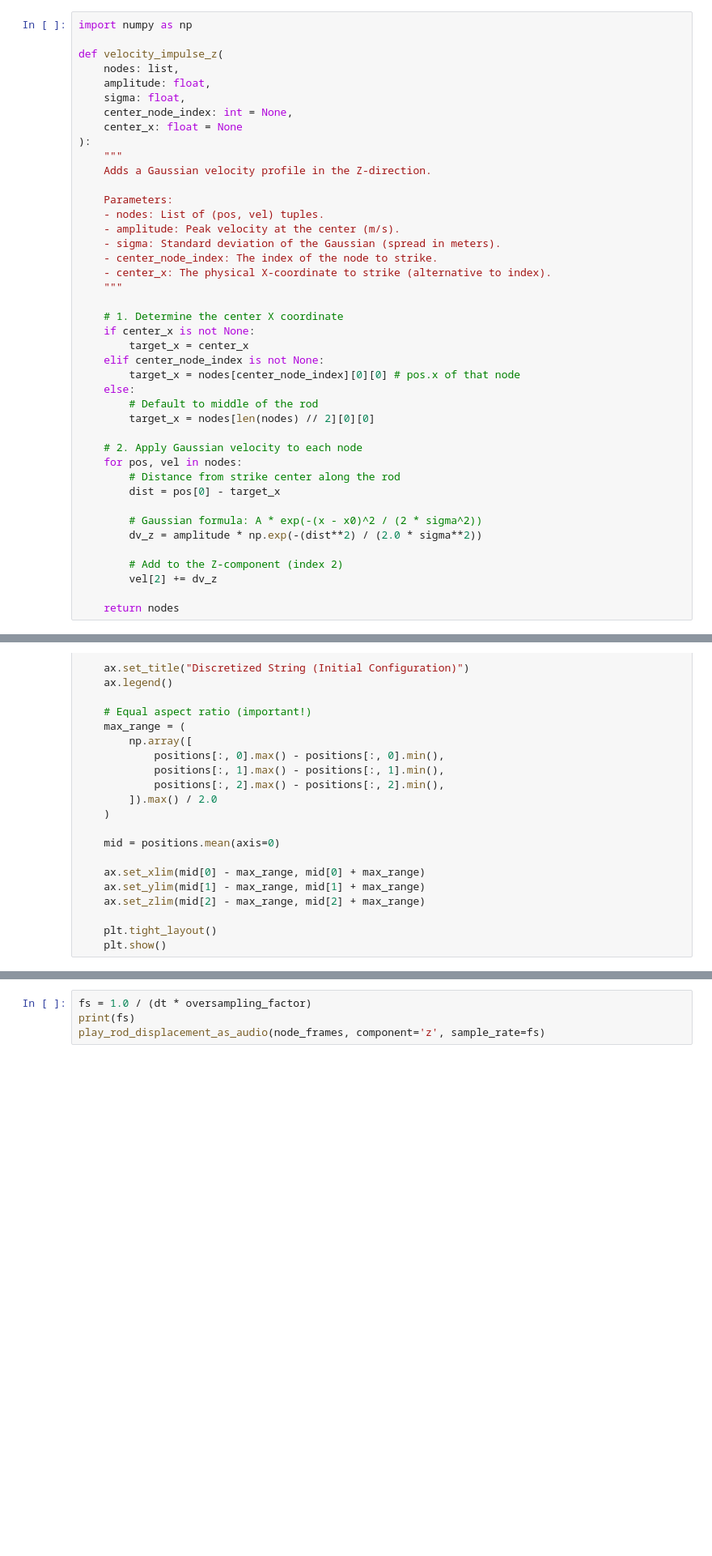
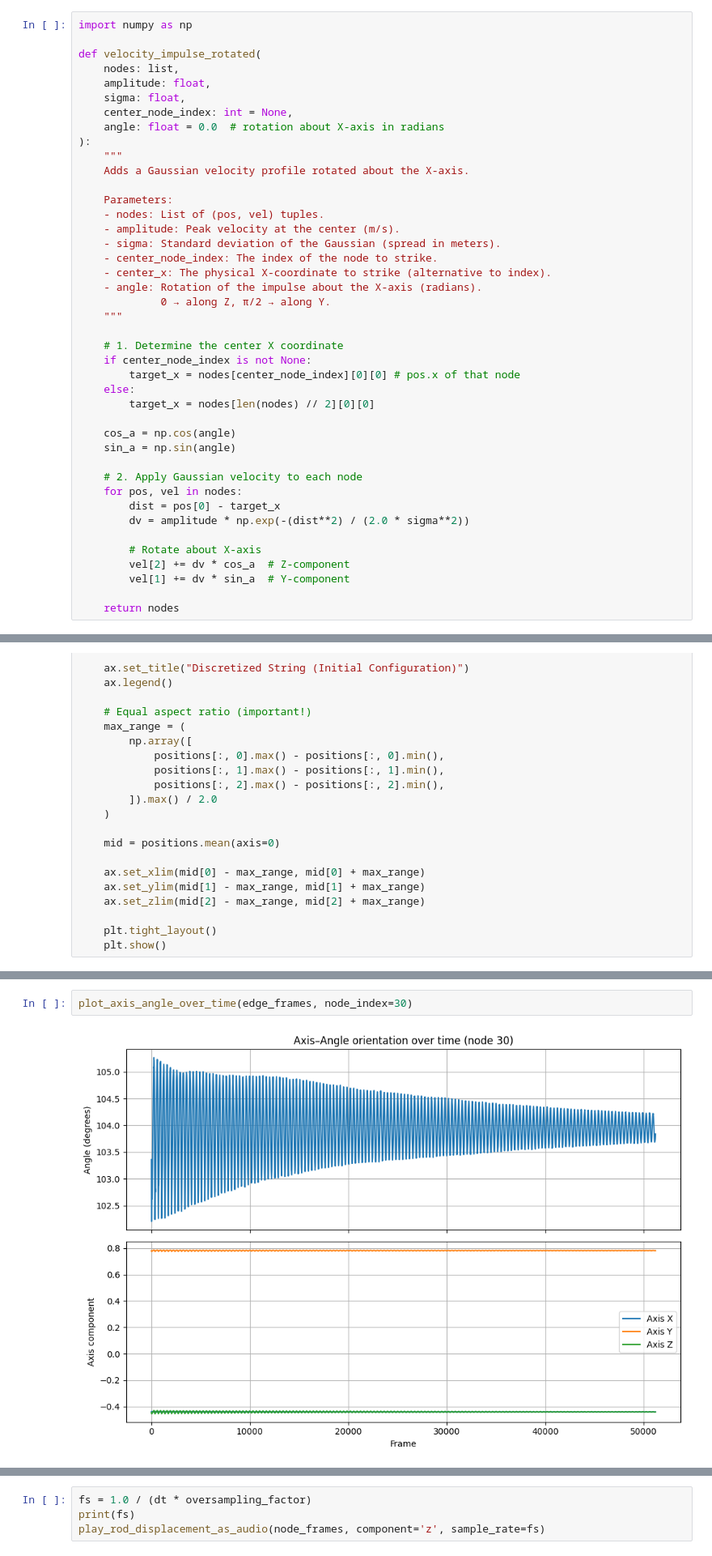
Before and after one commit to sebastian-stubenvoll/wgpu-string-fdm, a Jupyter notebook: Cosserat.ipynb, the cells around one changed output, grey strips where cells are left out. Shown at 81% size. Drawn from its saved outputs; the diff is of its cells as text; blank space fills up the shorter version.

```diff
--- a/Cosserat.ipynb
+++ b/Cosserat.ipynb
@@ -123,15 +136,15 @@ def generate_straight_rod(
 # %%
 import numpy as np
 
-def velocity_impulse_z(
+def velocity_impulse_rotated(
     nodes: list,
     amplitude: float,
     sigma: float,
     center_node_index: int = None,
-    center_x: float = None
+    angle: float = 0.0  # rotation about X-axis in radians
 ):
     """
-    Adds a Gaussian velocity profile in the Z-direction.
+    Adds a Gaussian velocity profile rotated about the X-axis.
 
     Parameters:
     - nodes: List of (pos, vel) tuples.
@@ -139,27 +152,27 @@ def velocity_impulse_z(
     - sigma: Standard deviation of the Gaussian (spread in meters).
     - center_node_index: The index of the node to strike.
     - center_x: The physical X-coordinate to strike (alternative to index).
+    - angle: Rotation of the impulse about the X-axis (radians).
+             0 → along Z, π/2 → along Y.
     """
 
     # 1. Determine the center X coordinate
-    if center_x is not None:
-        target_x = center_x
-    elif center_node_index is not None:
+    if center_node_index is not None:
         target_x = nodes[center_node_index][0][0] # pos.x of that node
     else:
-        # Default to middle of the rod
         target_x = nodes[len(nodes) // 2][0][0]
+
+    cos_a = np.cos(angle)
+    sin_a = np.sin(angle)
 
     # 2. Apply Gaussian velocity to each node
     for pos, vel in nodes:
-        # Distance from strike center along the rod
         dist = pos[0] - target_x
+        dv = amplitude * np.exp(-(dist**2) / (2.0 * sigma**2))
 
-        # Gaussian formula: A * exp(-(x - x0)^2 / (2 * sigma^2))
-        dv_z = amplitude * np.exp(-(dist**2) / (2.0 * sigma**2))
-
-        # Add to the Z-component (index 2)
-        vel[2] += dv_z
+        # Rotate about X-axis
+        vel[2] += dv * cos_a  # Z-component
+        vel[1] += dv * sin_a  # Y-component
 
     return nodes
 # %%
@@ -558,3 +698,7 @@ z FFT max frequency at 6.510416666666667
+# %%
+plot_axis_angle_over_time(edge_frames, node_index=30)
+# %% [output]
+[figure, added]
 # %%
 import numpy as np
 import sounddevice as sd
```
Also changed, not shown: parts of 14 cells of this notebook, 5 other files.
